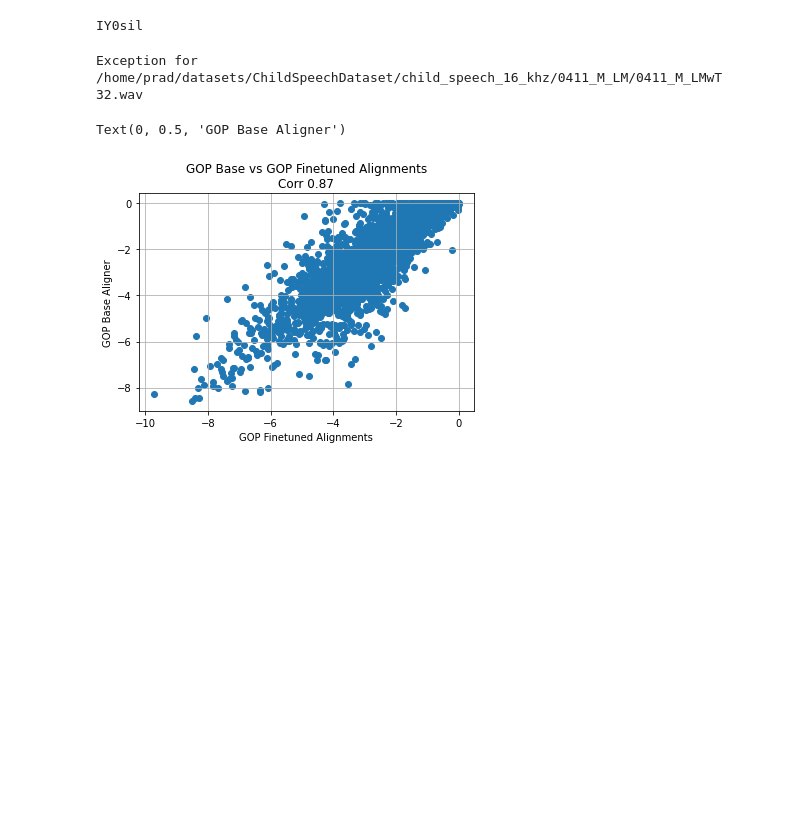
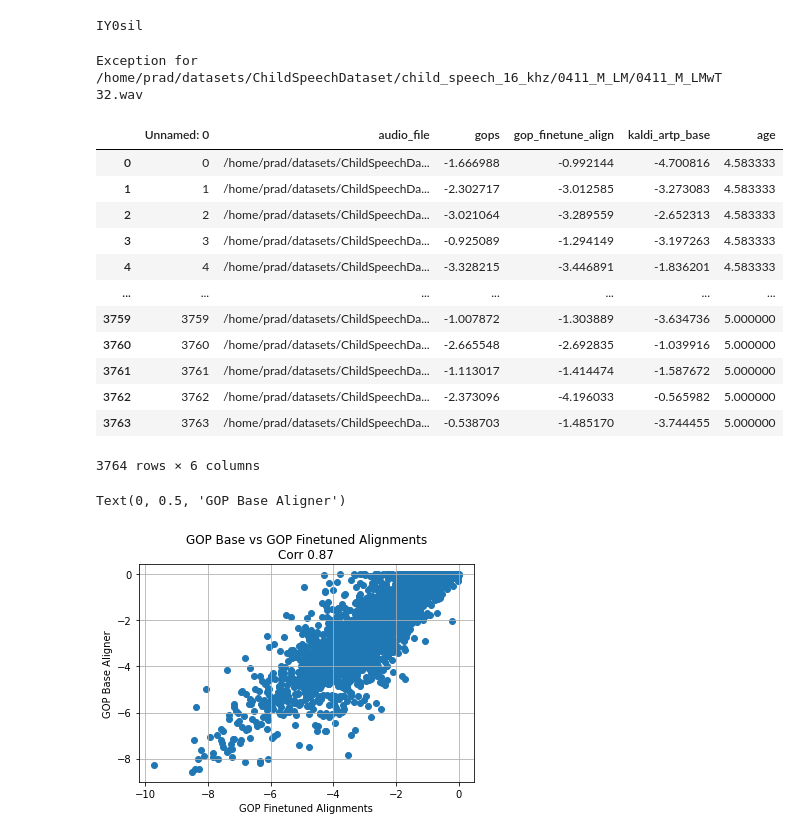
Before and after one commit to pkadambi/charsiu, a Jupyter notebook: child_speech_artp_results_plotting.ipynb, the cells around one changed output. Cells and saved outputs as stored; diff of their text form; code cells hidden in the pictures; blank space fills up the shorter version.

```diff
--- a/child_speech_artp_results_plotting.ipynb
+++ b/child_speech_artp_results_plotting.ipynb
@@ -178,3 +220,21 @@ Exception for    /home/prad/datasets/ChildSpeechDataset/child_speech_16_khz/0411
+# %%
+artp_df['gop']
+artps_finetune_align = artp_df['gop_finetune_align']
+artp_df['kaldi_artp_base']
+# %% [output]
+|  | Unnamed: 0 | audio_file | gops | gop_finetune_align | kaldi_artp_base | age |
+| 0 | 0 | /home/prad/datasets/ChildSpeechDa... | -1.666988 | -0.992144 | -4.700816 | 4.583333 |
+| 1 | 1 | /home/prad/datasets/ChildSpeechDa... | -2.302717 | -3.012585 | -3.273083 | 4.583333 |
+| 2 | 2 | /home/prad/datasets/ChildSpeechDa... | -3.021064 | -3.289559 | -2.652313 | 4.583333 |
+| 3 | 3 | /home/prad/datasets/ChildSpeechDa... | -0.925089 | -1.294149 | -3.197263 | 4.583333 |
+| 4 | 4 | /home/prad/datasets/ChildSpeechDa... | -3.328215 | -3.446891 | -1.836201 | 4.583333 |
+| ... | ... | ... | ... | ... | ... | ... |
+| 3759 | 3759 | /home/prad/datasets/ChildSpeechDa... | -1.007872 | -1.303889 | -3.634736 | 5.000000 |
+| 3760 | 3760 | /home/prad/datasets/ChildSpeechDa... | -2.665548 | -2.692835 | -1.039916 | 5.000000 |
+| 3761 | 3761 | /home/prad/datasets/ChildSpeechDa... | -1.113017 | -1.414474 | -1.587672 | 5.000000 |
+| 3762 | 3762 | /home/prad/datasets/ChildSpeechDa... | -2.373096 | -4.196033 | -0.565982 | 5.000000 |
+| 3763 | 3763 | /home/prad/datasets/ChildSpeechDa... | -0.538703 | -1.485170 | -3.744455 | 5.000000 |
+3764 rows × 6 columns
 # %%
 artp_df = pd.DataFrame([(af, ap) for af, ap in zip(audio_files, artps)], columns=['audio_file', 'gops'])
 artp_df['gop_finetune_align'] = artps_finetune_align
```
Also changed, not shown: parts of 18 cells of this notebook, 8 other files.
